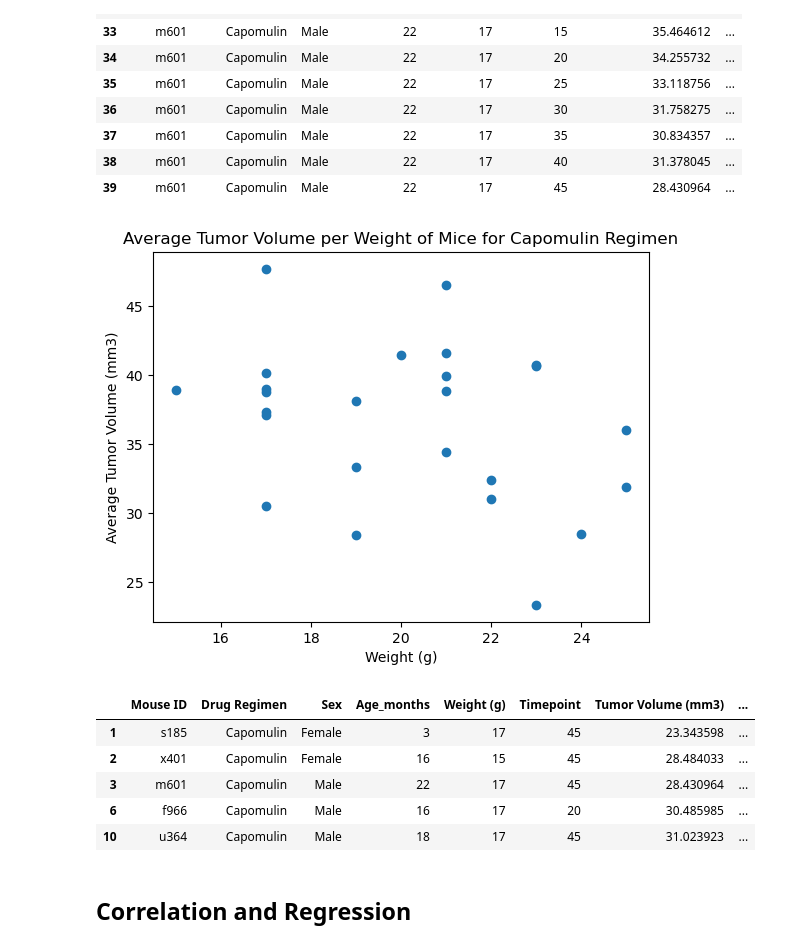
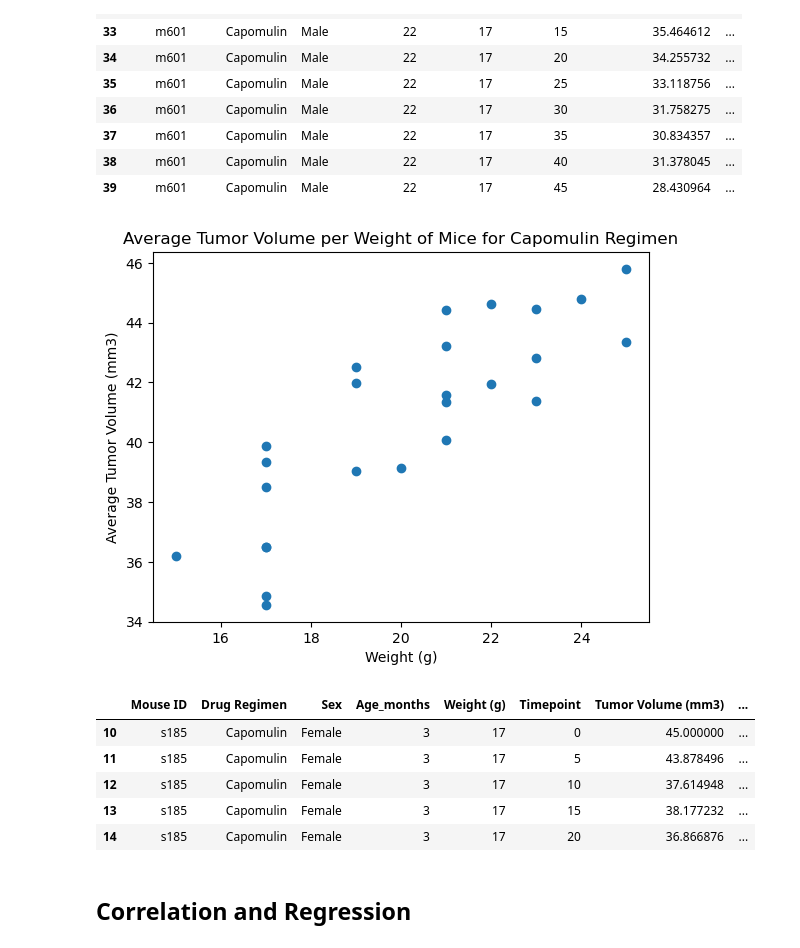
Before and after one commit to Robotrousers/Pymaceuticals, a Jupyter notebook: pymaceuticals.ipynb, the cells around one changed output. Drawn from its saved outputs; the diff is of its cells as text; code cells hidden in the pictures.

```diff
--- a/pymaceuticals.ipynb
+++ b/pymaceuticals.ipynb
@@ -333,26 +333,27 @@ capomulin_m601
 # %%
 # Generate a scatter plot of mouse weight vs. the average observed tumor volume for the entire Capomulin regimen
 
-capomulin_only = plot_regimens_df[plot_regimens_df["Drug Regimen"] == "Capomulin"]
+capomulin_only = clean_df[clean_df["Drug Regimen"] == "Capomulin"]
 
-average_tumor_volume = capomulin_only.groupby("Mouse ID")["Tumor Volume (mm3)"].mean()
+x_values = capomulin_only.groupby("Mouse ID")["Weight (g)"].mean()
+y_values = capomulin_only.groupby("Mouse ID")["Tumor Volume (mm3)"].mean()
 
-plt.scatter(capomulin_only["Weight (g)"], average_tumor_volume)
+plt.scatter(x_values, y_values)
 plt.title("Average Tumor Volume per Weight of Mice for Capomulin Regimen")
 plt.xlabel("Weight (g)")
 plt.ylabel("Average Tumor Volume (mm3)")
 plt.show()
 # %% [output]
-[figure, old version]
+[figure, new version]
 # %%
 capomulin_only.head()
 # %% [output]
 |  | Mouse ID | Drug Regimen | Sex | Age_months | Weight (g) | Timepoint | Tumor Volume (mm3) | ... |
-| 1 | s185 | Capomulin | Female | 3 | 17 | 45 | 23.343598 | ... |
-| 2 | x401 | Capomulin | Female | 16 | 15 | 45 | 28.484033 | ... |
-| 3 | m601 | Capomulin | Male | 22 | 17 | 45 | 28.430964 | ... |
-| 6 | f966 | Capomulin | Male | 16 | 17 | 20 | 30.485985 | ... |
-| 10 | u364 | Capomulin | Male | 18 | 17 | 45 | 31.023923 | ... |
+| 10 | s185 | Capomulin | Female | 3 | 17 | 0 | 45.000000 | ... |
+| 11 | s185 | Capomulin | Female | 3 | 17 | 5 | 43.878496 | ... |
+| 12 | s185 | Capomulin | Female | 3 | 17 | 10 | 37.614948 | ... |
+| 13 | s185 | Capomulin | Female | 3 | 17 | 15 | 38.177232 | ... |
+| 14 | s185 | Capomulin | Female | 3 | 17 | 20 | 36.866876 | ... |
 # %% [markdown]
 ## Correlation and Regression
 # %%
```
Also changed, not shown: parts of 3 cells of this notebook.
